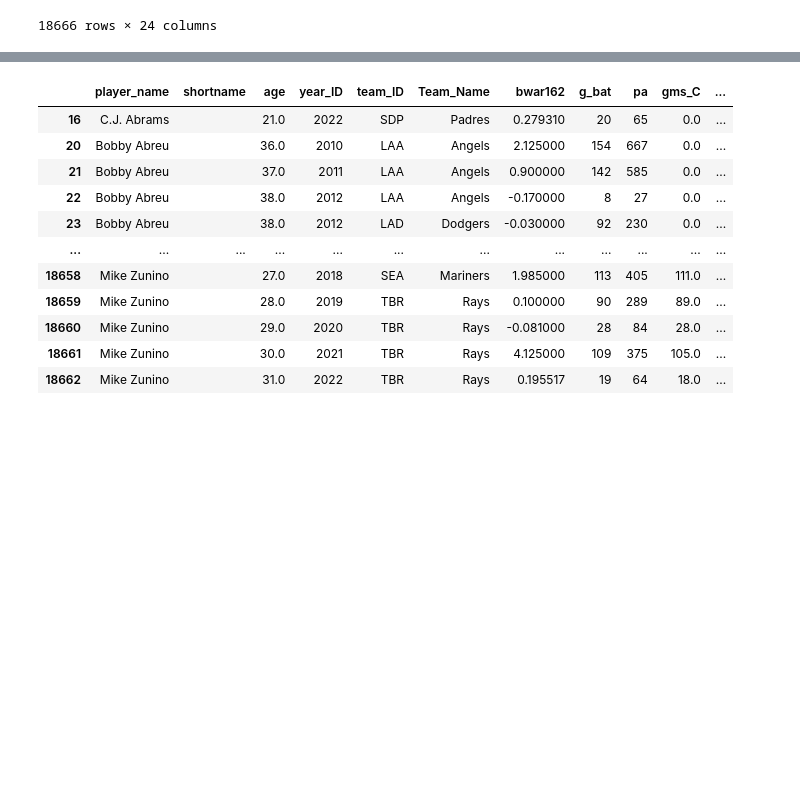
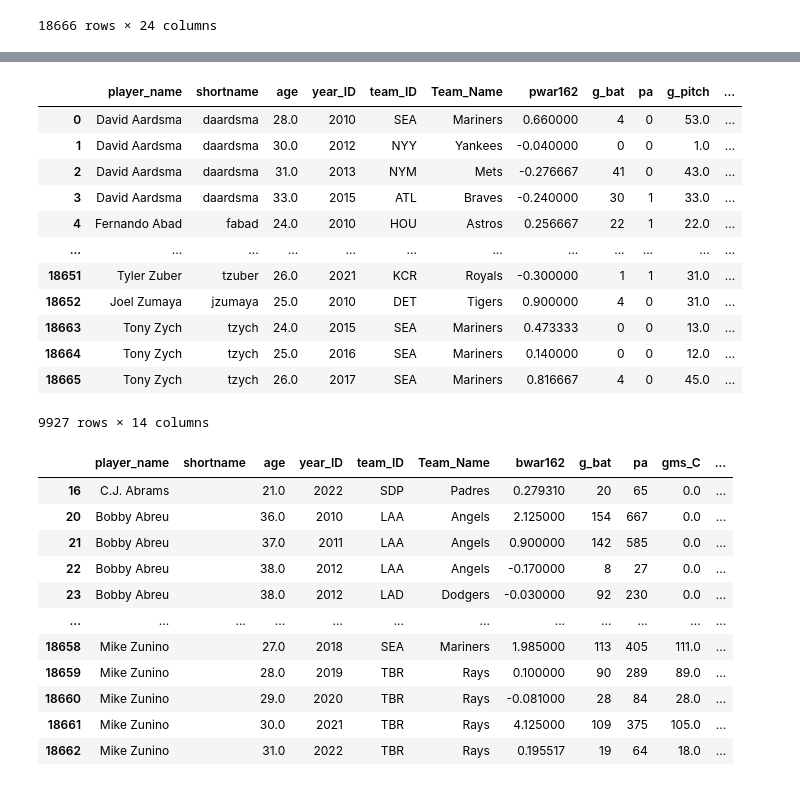
Before and after one commit to brianrwheatley/final-baseball-war-stats, a Jupyter notebook: WAR_cleaning.ipynb, the cells around one changed output, grey strips where cells are left out. Saved outputs shown, nothing was run; the diff lists cells and outputs as text; code cells hidden in the pictures; blank space fills up the shorter version.

```diff
--- a/WAR_cleaning.ipynb
+++ b/WAR_cleaning.ipynb
@@ -112,2 +117,22 @@ pitchers_df
+# %%
+p_shortname = (pd.Series(p_short_df[0].str[:1])).str.lower()
+p_lastname = (pd.Series(p_short_df[1].str[:])).str.lower()
+shortname = p_shortname + p_lastname
+pitchers_df['shortname'] = shortname
+pitchers_df
+# %% [output]
+|  | player_name | shortname | age | year_ID | team_ID | Team_Name | pwar162 | g_bat | pa | g_pitch | ... |
+| 0 | David Aardsma | daardsma | 28.0 | 2010 | SEA | Mariners | 0.660000 | 4 | 0 | 53.0 | ... |
+| 1 | David Aardsma | daardsma | 30.0 | 2012 | NYY | Yankees | -0.040000 | 0 | 0 | 1.0 | ... |
+| 2 | David Aardsma | daardsma | 31.0 | 2013 | NYM | Mets | -0.276667 | 41 | 0 | 43.0 | ... |
+| 3 | David Aardsma | daardsma | 33.0 | 2015 | ATL | Braves | -0.240000 | 30 | 1 | 33.0 | ... |
+| 4 | Fernando Abad | fabad | 24.0 | 2010 | HOU | Astros | 0.256667 | 22 | 1 | 22.0 | ... |
+| ... | ... | ... | ... | ... | ... | ... | ... | ... | ... | ... | ... |
+| 18651 | Tyler Zuber | tzuber | 26.0 | 2021 | KCR | Royals | -0.300000 | 1 | 1 | 31.0 | ... |
+| 18652 | Joel Zumaya | jzumaya | 25.0 | 2010 | DET | Tigers | 0.900000 | 4 | 0 | 31.0 | ... |
+| 18663 | Tony Zych | tzych | 24.0 | 2015 | SEA | Mariners | 0.473333 | 0 | 0 | 13.0 | ... |
+| 18664 | Tony Zych | tzych | 25.0 | 2016 | SEA | Mariners | 0.140000 | 0 | 0 | 12.0 | ... |
+| 18665 | Tony Zych | tzych | 26.0 | 2017 | SEA | Mariners | 0.816667 | 4 | 0 | 45.0 | ... |
+9927 rows × 14 columns
 # %%
 batters_df = batters_df.filter(['player_name','shortname','age','year_ID','team_ID','Team_Name','bwar162','g_bat','pa','gms_C','gms_1B','gms_2B','gms_3B','gms_SS','gms_LF','gms_CF','gms_RF','gms_OF','is_P'])
```
Also changed, not shown: parts of 7 cells of this notebook, 4 other files.
